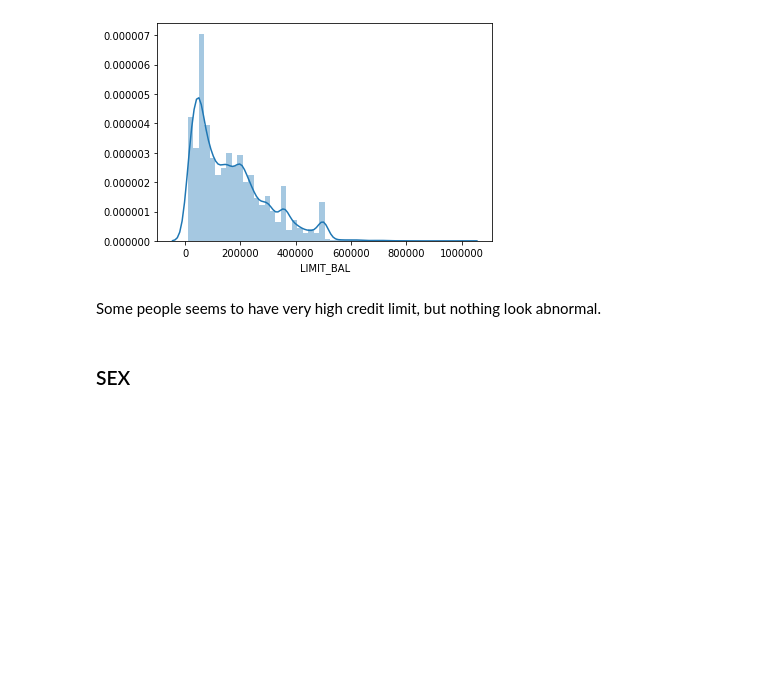
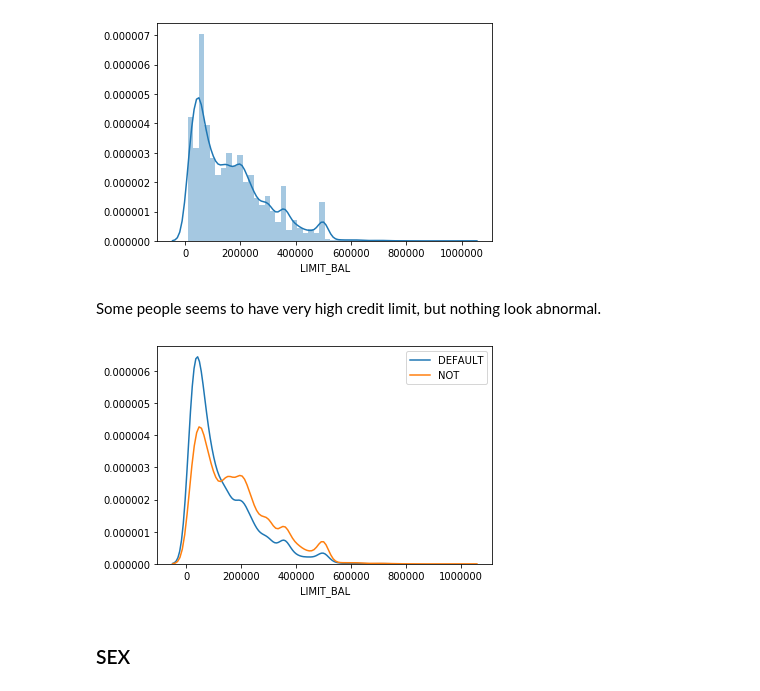
Before and after one commit to stereopickle/credit_card_default_classification, a Jupyter notebook: 010.Process.ipynb, the cells around one changed output. Cells and saved outputs as stored; diff of their text form; code cells hidden in the pictures; blank space fills up the shorter version.

```diff
--- a/010.Process.ipynb
+++ b/010.Process.ipynb
@@ -57,6 +74,14 @@ sns.distplot(df.LIMIT_BAL)
 [figure]
 # %% [markdown]
 Some people seems to have very high credit limit, but nothing look abnormal.
+# %%
+sns.distplot(df[df.Y == 1]['LIMIT_BAL'], hist = False, label='DEFAULT')
+sns.distplot(df[df.Y == 0]['LIMIT_BAL'], hist = False, label='NOT')
+
+plt.legend()
+plt.show()
+# %% [output]
+[figure, added]
 # %% [markdown]
 ### SEX
 # %%
```
Also changed, not shown: parts of 72 cells of this notebook.
